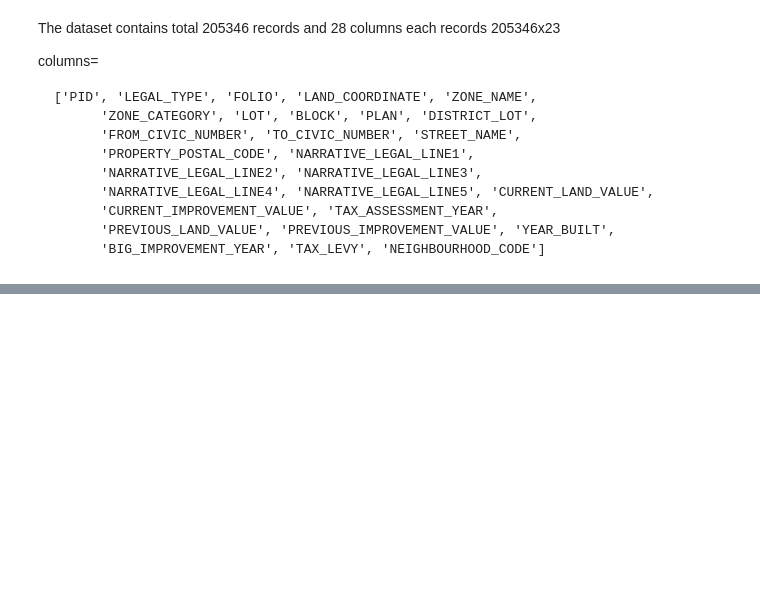
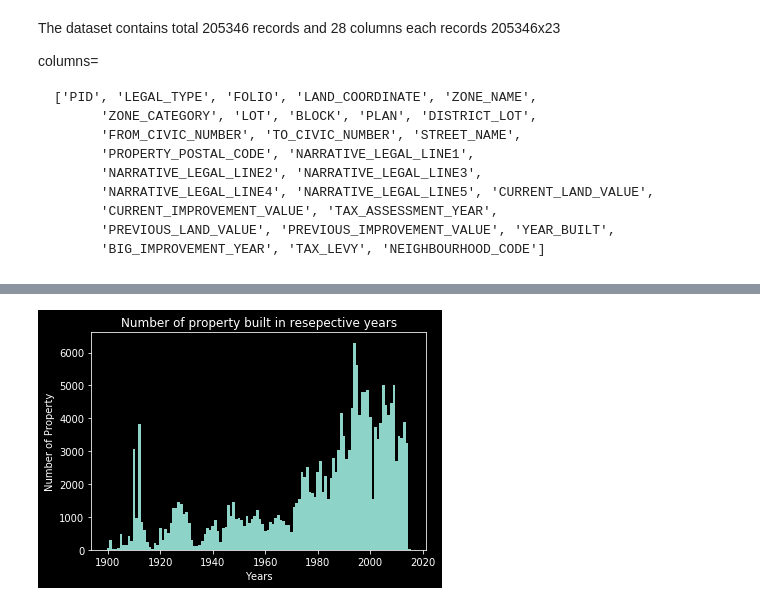
Before and after one commit to mrinaligupta255/Python-Libraries-for-Data-Science, a Jupyter notebook: matplotlib_for_data_science.ipynb, the cells around one changed output, grey strips where cells are left out. Saved outputs shown, nothing was run; the diff lists cells and outputs as text; code cells hidden in the pictures; blank space fills up the shorter version.

```diff
--- a/matplotlib_for_data_science.ipynb
+++ b/matplotlib_for_data_science.ipynb
@@ -74,0 +80,12 @@ plt.show()
+# %%
+
+##Barplot
+plt.clf()
+plt.bar(x,y,width=1)
+plt.title('Number of property built in resepective years')
+plt.xlabel('Years')
+plt.ylabel('Number of Property')
+plt.savefig('BarPlot.jpg')
+plt.show()
+# %% [output]
+[figure, added]
```
Also changed, not shown: parts of 4 cells of this notebook.
